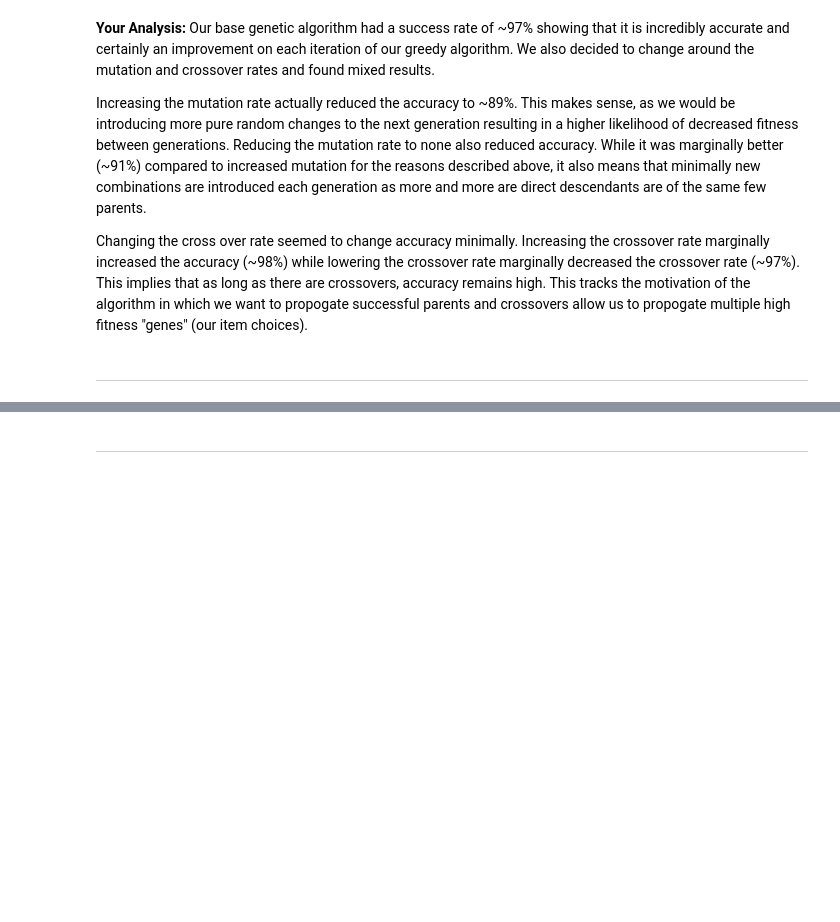
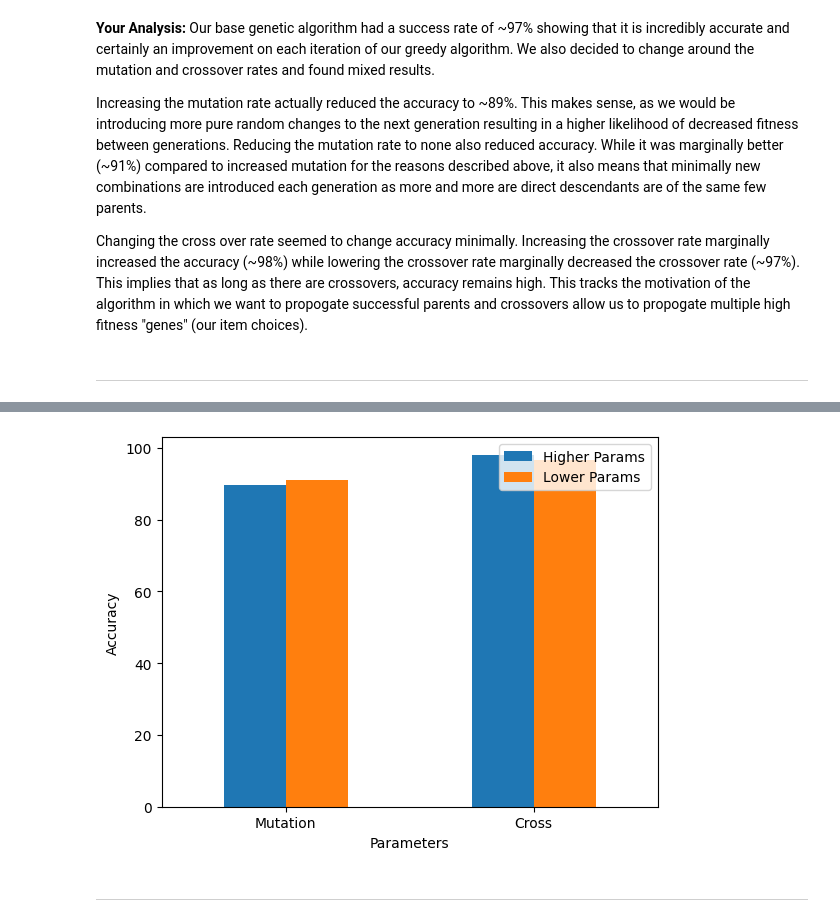
Before and after one commit to NatashaNaima/AI-KnapsackProblem, a Jupyter notebook: CSI4106_A1_Template.ipynb, the cells around one changed output, grey strips where cells are left out. Cells and saved outputs as stored; diff of their text form; code cells hidden in the pictures; blank space fills up the shorter version.

```diff
--- a/CSI4106_A1_Template.ipynb
+++ b/CSI4106_A1_Template.ipynb
@@ -491,3 +540,20 @@ description  +  tables/figures
+# %%
+higher = [np.mean(solutions_mut_higher) * 100, np.mean(solutions_cross_higher) * 100]
+lower = [np.mean(solutions_mut_lower) * 100, np.mean(solutions_cross_lower) * 100]
+
+index = ['Mutation', 'Cross']
+
+df = pd.DataFrame(
+	{
+		'Higher Params': higher,
+		'Lower Params': lower
+	},
+	index=index
+)
+
+ax = df.plot.bar(rot=0, xlabel='Parameters', ylabel='Accuracy')
+# %% [output]
+[figure, added]
 # %% [markdown]
 --------------------------------------------------------------------------
 # %% [markdown]
```
Also changed, not shown: parts of 20 cells of this notebook.
